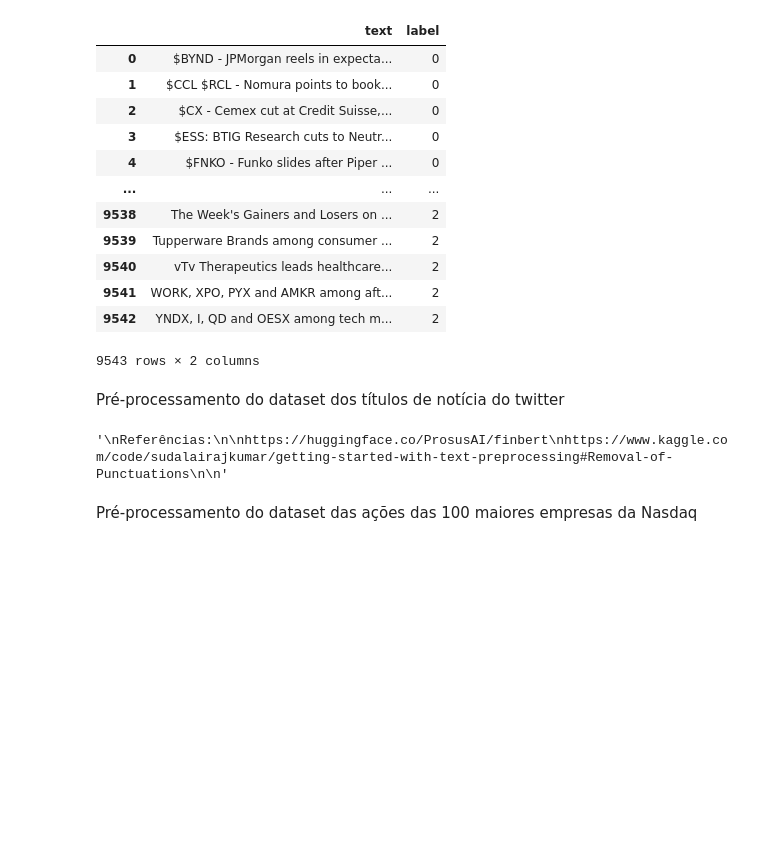
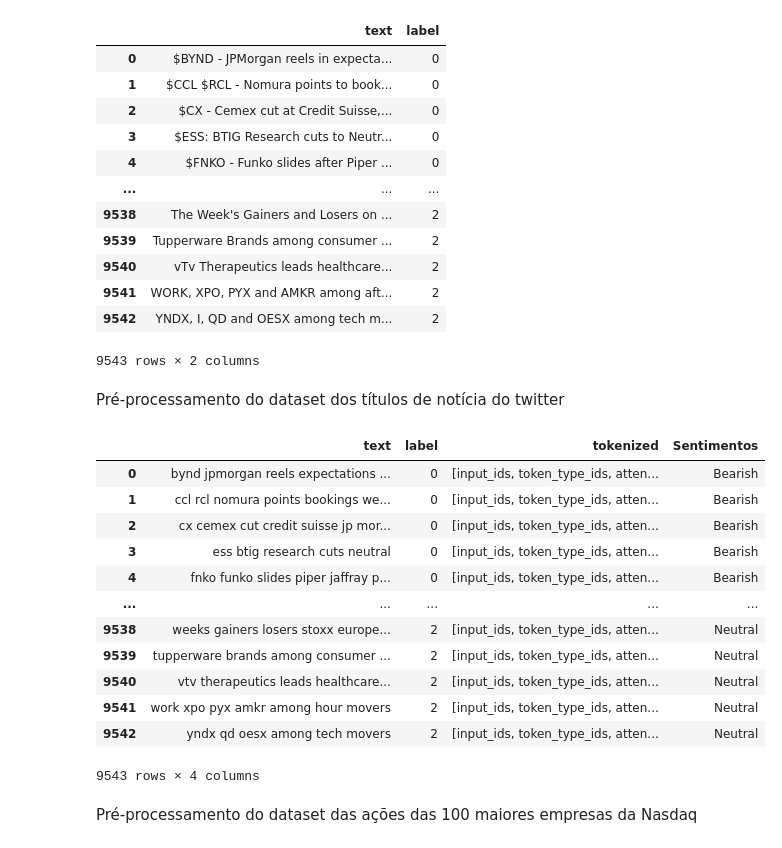
Before and after one commit to BrunoEAH/Tech-Stock-Market-Analysis, a Jupyter notebook: analise_exploratoria_dados.ipynb, the cells around one changed output. Saved outputs shown, nothing was run; the diff lists cells and outputs as text; code cells hidden in the pictures; blank space fills up the shorter version.

```diff
--- a/analise_exploratoria_dados.ipynb
+++ b/analise_exploratoria_dados.ipynb
@@ -75,6 +76,14 @@ twitter_raw
 # %% [markdown]
 Pré-processamento do dataset dos títulos de notícia do twitter
 # %%
+"""
+Referências:
+
+https://huggingface.co/ProsusAI/finbert
+https://www.kaggle.com/code/sudalairajkumar/getting-started-with-text-preprocessing#Removal-of-Punctuations
+
+"""
+
 twitter_dados = twitter_raw.copy()
 
 twitter_dados["text"] = twitter_dados["text"].str.lower()
@@ -95,44 +104,48 @@ twitter_dados["text"] = twitter_dados["text"].str.replace(r'\s+', ' ', regex=Tru
 
 #Removendo palavras vazias (stop words)
 stop_words = set(stopwords.words('english'))
 def remover_stopwords(texto):
     tokens = texto.split()
     return " ".join([word for word in tokens if word not in stop_words])
 
 twitter_dados["text"] = twitter_dados["text"].apply(remover_stopwords)
 
 
 #Tokenizer do FinBERT
 tokenizer = AutoTokenizer.from_pretrained("ProsusAI/finbert")
 
 def tokenize_texto(texto):
     return tokenizer(texto, padding="max_length", truncation=True, max_length=128, return_tensors="pt")
 
 #Criando uma coluna do texto tokenizado
 twitter_dados["tokenized"] = twitter_dados["text"].apply(tokenize_texto)
 
 sentimentos_labels = {
     0: "Bearish",
     1: "Bullish",
     2: "Neutral"
 }
 
 twitter_dados['Sentimentos'] = twitter_dados['label'].map(sentimentos_labels)
 
 
+twitter_dados.to_pickle("pkls/twitter_dados.pkl")
+
 twitter_dados
-
-
-
-"""
-Referências:
-
-https://huggingface.co/ProsusAI/finbert
-https://www.kaggle.com/code/sudalairajkumar/getting-started-with-text-preprocessing#Removal-of-Punctuations
-
-"""
 # %% [output]
+|  | text | label | tokenized | Sentimentos |
+| 0 | bynd jpmorgan reels expectations ... | 0 | [input_ids, token_type_ids, atten... | Bearish |
+| 1 | ccl rcl nomura points bookings we... | 0 | [input_ids, token_type_ids, atten... | Bearish |
+| 2 | cx cemex cut credit suisse jp mor... | 0 | [input_ids, token_type_ids, atten... | Bearish |
+| 3 | ess btig research cuts neutral | 0 | [input_ids, token_type_ids, atten... | Bearish |
+| 4 | fnko funko slides piper jaffray p... | 0 | [input_ids, token_type_ids, atten... | Bearish |
+| ... | ... | ... | ... | ... |
+| 9538 | weeks gainers losers stoxx europe... | 2 | [input_ids, token_type_ids, atten... | Neutral |
+| 9539 | tupperware brands among consumer ... | 2 | [input_ids, token_type_ids, atten... | Neutral |
+| 9540 | vtv therapeutics leads healthcare... | 2 | [input_ids, token_type_ids, atten... | Neutral |
+| 9541 | work xpo pyx amkr among hour movers | 2 | [input_ids, token_type_ids, atten... | Neutral |
+| 9542 | yndx qd oesx among tech movers | 2 | [input_ids, token_type_ids, atten... | Neutral |
-'\nReferências:\n\nhttps://huggingface.co/ProsusAI/finbert\nhttps://www.kaggle.com/code/sudalairajkumar/getting-started-with-text-preprocessing#Removal-of-Punctuations\n\n'
+9543 rows × 4 columns
 # %% [markdown]
 Pré-processamento do dataset das ações das 100 maiores empresas da Nasdaq
 # %%
```
Also changed, not shown: parts of 13 cells of this notebook, 14 other files.
